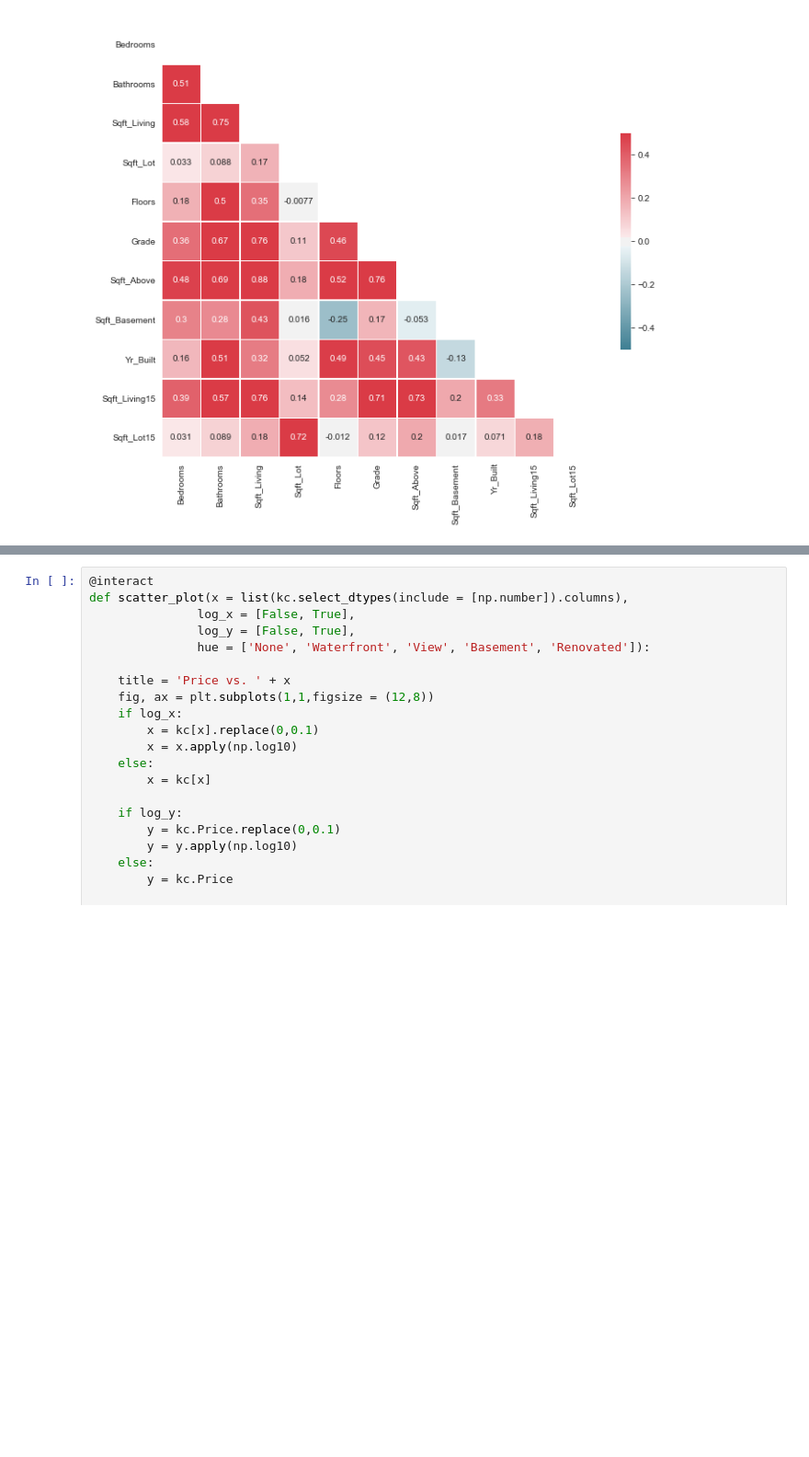
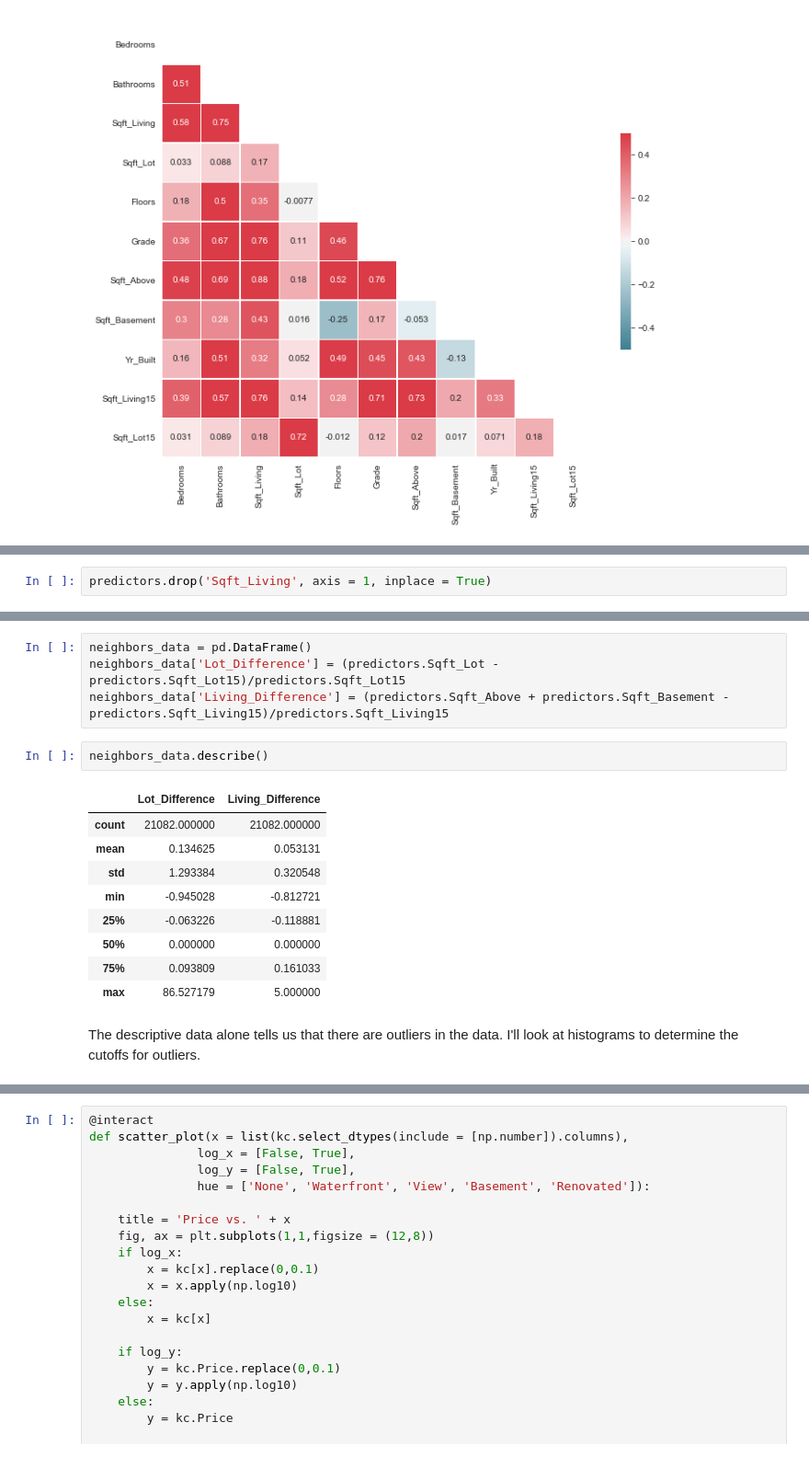
Before and after one commit to pjofrelora/dsc-1-final-project-online-ds-sp-000, a Jupyter notebook: student.ipynb, the cells around one changed output, grey strips where cells are left out. Shown at 92% size. Cells and saved outputs as stored; diff of their text form; blank space fills up the shorter version.

```diff
--- a/student.ipynb
+++ b/student.ipynb
@@ -309,0 +318,2 @@ The correlation matrix shows that many of these variables correlate with each ot
+# %%
+predictors.drop('Sqft_Living', axis = 1, inplace = True)
@@ -309,0 +324,18 @@ The correlation matrix shows that many of these variables correlate with each ot
+# %%
+neighbors_data = pd.DataFrame()
+neighbors_data['Lot_Difference'] = (predictors.Sqft_Lot - predictors.Sqft_Lot15)/predictors.Sqft_Lot15
+neighbors_data['Living_Difference'] = (predictors.Sqft_Above + predictors.Sqft_Basement - predictors.Sqft_Living15)/predictors.Sqft_Living15
+# %%
+neighbors_data.describe()
+# %% [output]
+|  | Lot_Difference | Living_Difference |
+| count | 21082.000000 | 21082.000000 |
+| mean | 0.134625 | 0.053131 |
+| std | 1.293384 | 0.320548 |
+| min | -0.945028 | -0.812721 |
+| 25% | -0.063226 | -0.118881 |
+| 50% | 0.000000 | 0.000000 |
+| 75% | 0.093809 | 0.161033 |
+| max | 86.527179 | 5.000000 |
+# %% [markdown]
+The descriptive data alone tells us that there are outliers in the data. I'll look at histograms to determine the cutoffs for outliers.
```
Also changed, not shown: parts of 10 cells of this notebook.
